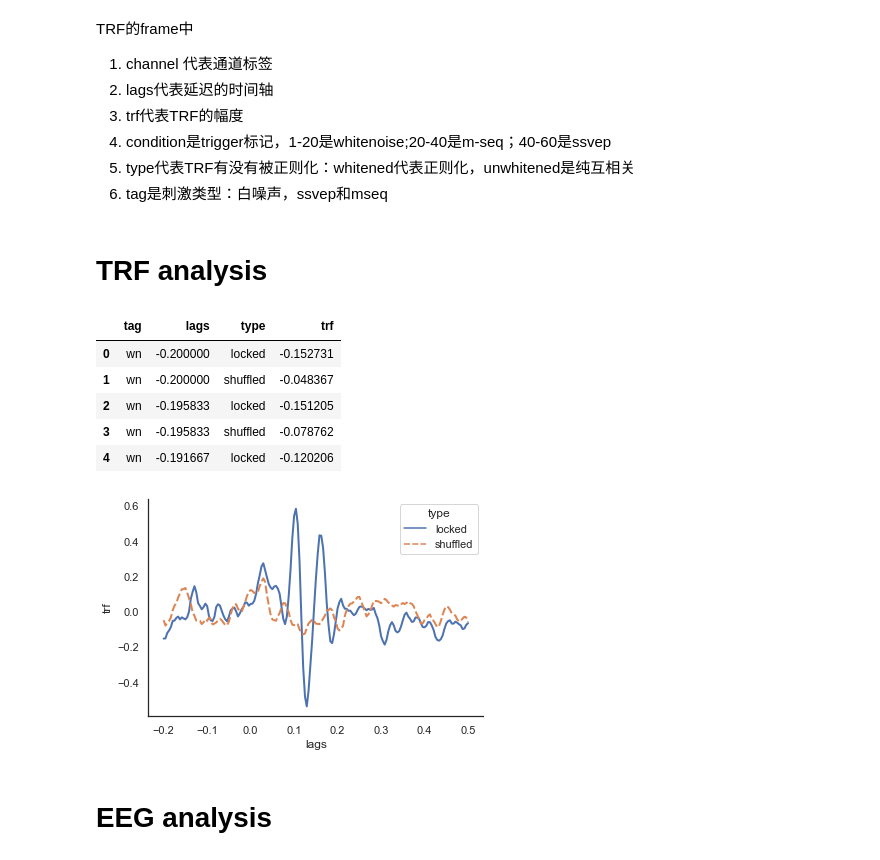
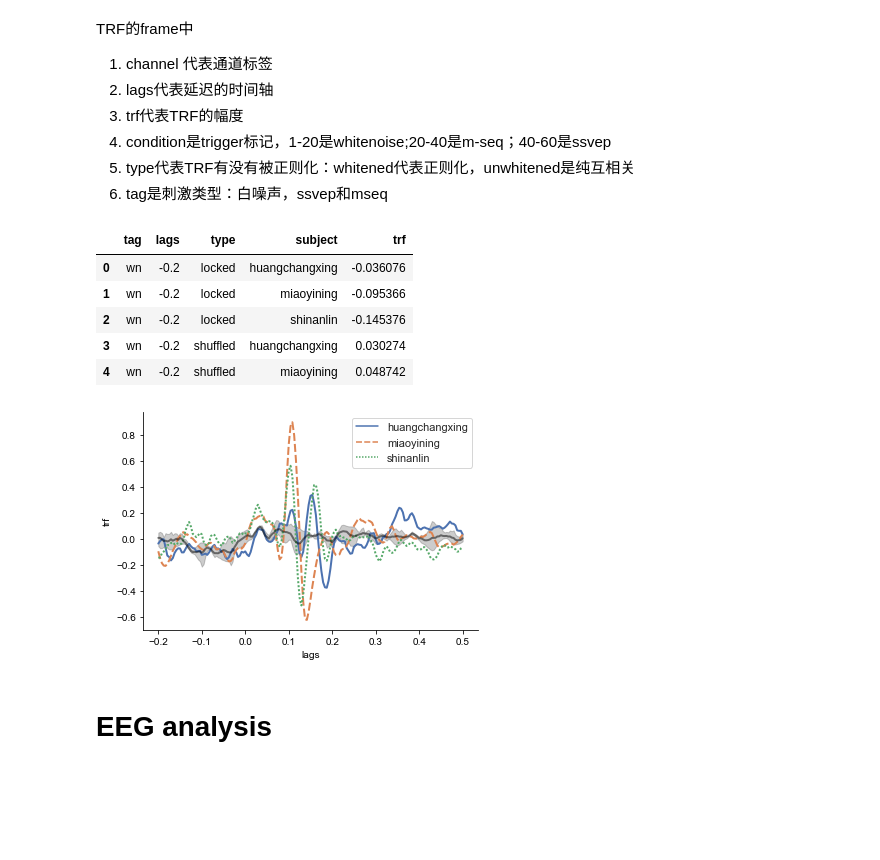
Before and after one commit to shinanlin/WN-BCI, a Jupyter notebook: analysis.ipynb, the cells around one changed output. Saved outputs shown, nothing was run; the diff lists cells and outputs as text; code cells hidden in the pictures; blank space fills up the shorter version.

```diff
--- a/analysis.ipynb
+++ b/analysis.ipynb
@@ -45,24 +45,27 @@ TRF的frame中
 4. condition是trigger标记，1-20是whitenoise;20-40是m-seq；40-60是ssvep
 5. type代表TRF有没有被正则化：whitened代表正则化，unwhitened是纯互相关
 6. tag是刺激类型：白噪声，ssvep和mseq
-# %% [markdown]
-# TRF analysis
 # %%
-ave = TRFs[['trf','lags','tag','type']].groupby(by=['tag', 'lags','type',],as_index=False).mean()
+ave = TRFs[['trf', 'lags', 'tag', 'type', 'subject']].groupby(
+    by=['tag', 'lags', 'type', 'subject'], as_index=False).mean()
 ave.head()
 # %% [output]
-|  | tag | lags | type | trf |
-| 0 | wn | -0.200000 | locked | -0.152731 |
-| 1 | wn | -0.200000 | shuffled | -0.048367 |
-| 2 | wn | -0.195833 | locked | -0.151205 |
-| 3 | wn | -0.195833 | shuffled | -0.078762 |
-| 4 | wn | -0.191667 | locked | -0.120206 |
+|  | tag | lags | type | subject | trf |
+| 0 | wn | -0.2 | locked | huangchangxing | -0.036076 |
+| 1 | wn | -0.2 | locked | miaoyining | -0.095366 |
+| 2 | wn | -0.2 | locked | shinanlin | -0.145376 |
+| 3 | wn | -0.2 | shuffled | huangchangxing | 0.030274 |
+| 4 | wn | -0.2 | shuffled | miaoyining | 0.048742 |
 # %%
+f,ax = plt.subplots()
 sns.set_theme(style='white')
-sns.lineplot(data=ave, x='lags', y='trf', hue='type',style='type',linewidth=2)
+sns.lineplot(data=ave[ave.type=='locked'], x='lags', y='trf', hue='subject',style='subject',linewidth=2)
+sns.lineplot(data=ave[ave.type=='shuffled'], x='lags', y='trf',linewidth=2,color='black',alpha=0.5)
 sns.despine()
+
+plt.savefig('./images/TRF.png' ,dpi=300)
 # %% [output]
-[figure, old version]
+[figure, new version]
 # %% [markdown]
 # EEG analysis
 # %% [markdown]
```
Also changed, not shown: parts of 10 cells of this notebook, 6 other files.
